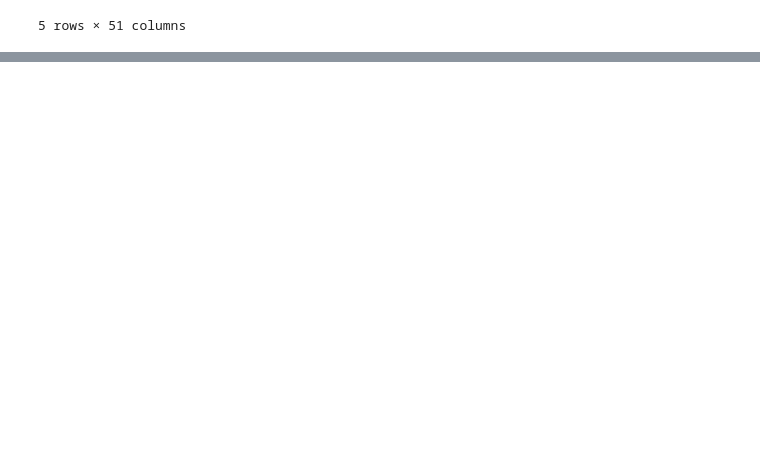
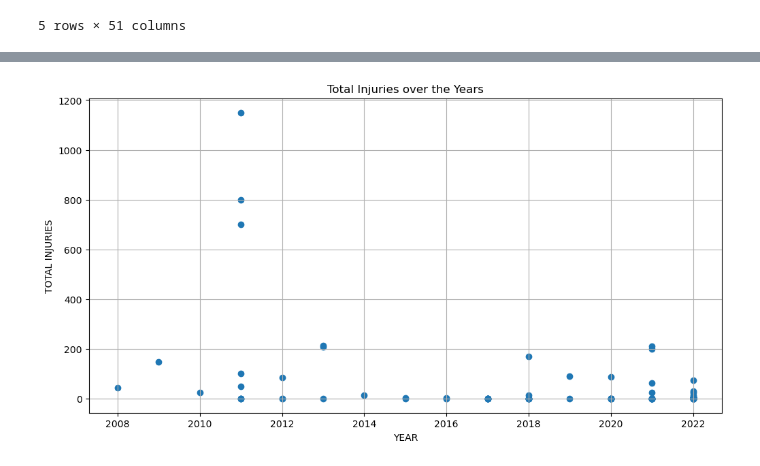
Before and after one commit to elizabethmorgan26/team1, a Jupyter notebook: mergestorm.ipynb, the cells around one changed output, grey strips where cells are left out. Saved outputs shown, nothing was run; the diff lists cells and outputs as text; code cells hidden in the pictures; blank space fills up the shorter version.

```diff
--- a/mergestorm.ipynb
+++ b/mergestorm.ipynb
@@ -118,0 +237,11 @@ Name: count, dtype: int64
+# %%
+# Create a scatter plot for total injuries over the years
+plt.figure(figsize=(12, 6))
+plt.scatter(groupbynarrow_df['YEAR'], groupbynarrow_df['TOTAL INJURIES'])
+plt.title('Total Injuries over the Years')
+plt.xlabel('YEAR')
+plt.ylabel('TOTAL INJURIES')
+plt.grid(True)
+plt.show()
+# %% [output]
+[figure, added]
```
Also changed, not shown: parts of 20 cells of this notebook, 1 other file.
